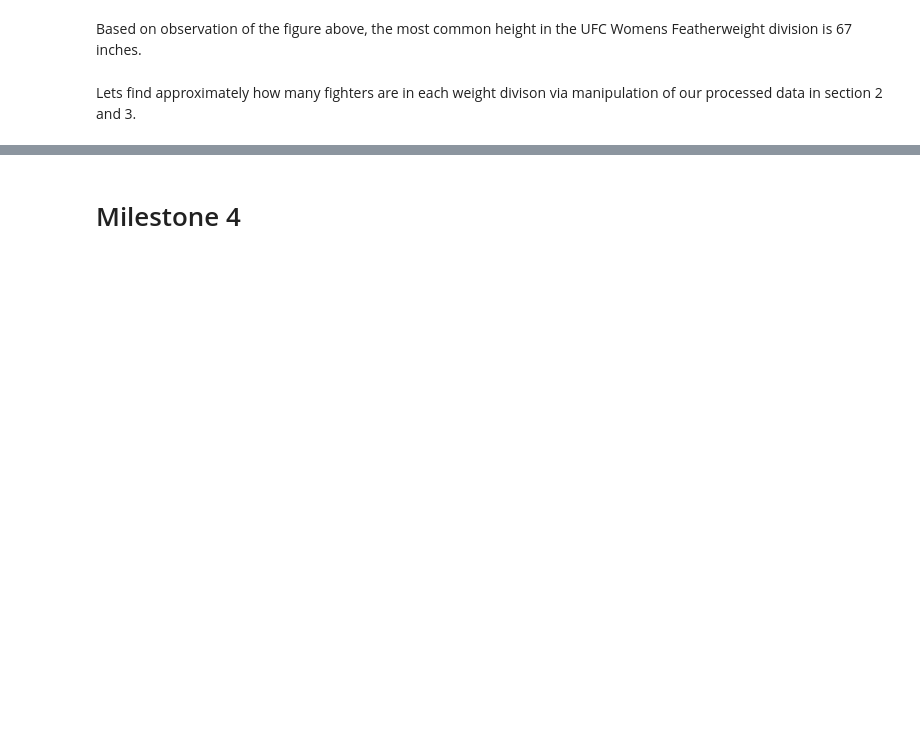
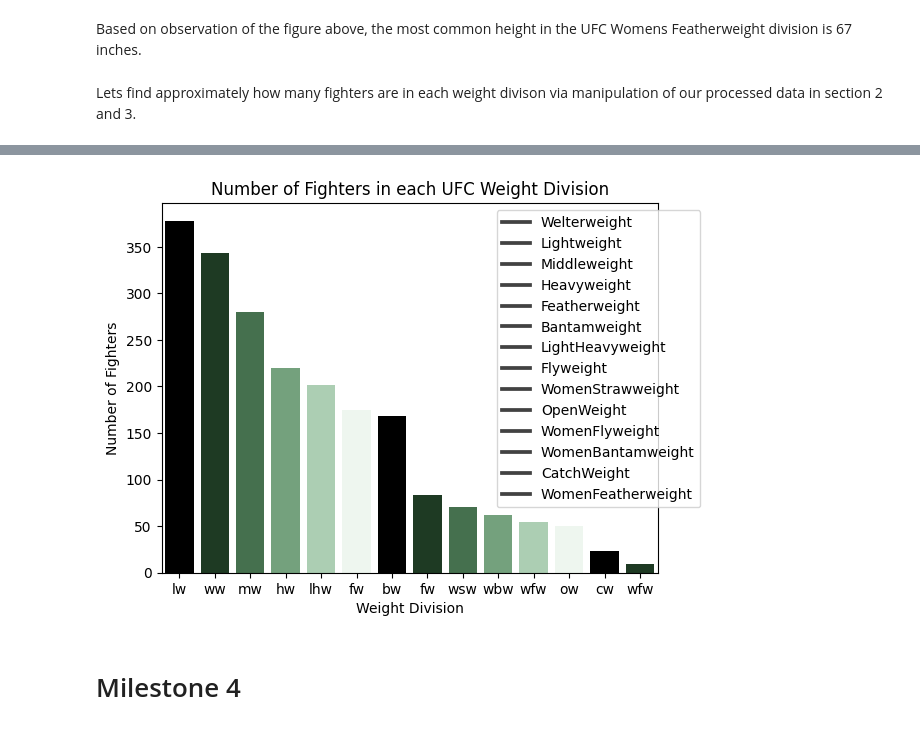
Before and after one commit to ubco-W2022T1-cosc301/project-group20, a Jupyter notebook: notebooks/analysis1.ipynb, the cells around one changed output, grey strips where cells are left out. Saved outputs shown, nothing was run; the diff lists cells and outputs as text; code cells hidden in the pictures; blank space fills up the shorter version.

```diff
--- a/notebooks/analysis1.ipynb
+++ b/notebooks/analysis1.ipynb
@@ -443,0 +406,15 @@ df_divison
+# %%
+# Copy the processed dataframe
+df_weightclass = df_processed.copy()
+# vertically stack the red and blue instances for the fighter column
+fighters = pd.concat([df_weightclass['r_fighter'],df_weightclass['b_fighter']],axis = 0)
+# duplicate the division column and vertically stack to match 'fighters' length
+division = pd.concat([df_weightclass['weight_class'],df_weightclass['weight_class']],axis = 0)
+# remove rows containing duplicate fighters
+df_division = pd.concat([fighters, division], axis = 1).drop_duplicates(subset = 0, keep = 'first')
+# count the number of fighters in each weight division
+x =  df_division.value_counts(subset='weight_class')
+# convert series type to dataframe and reformat
+df_division = pd.DataFrame(x).reset_index().rename(columns={'weight_class':'Division',0:'Fighters'})
+
+df_division
@@ -444,3 +437,21 @@ df_divison
+# %%
+palette = sns.cubehelix_palette(start=2, rot=0, dark=0, light=.95, reverse=True)
+
+ax = sns.barplot(data=df_division, x ='Division', y='Fighters', palette=palette)
+
+ax.set (
+    title = 'Number of Fighters in each UFC Weight Division',
+    xlabel = 'Weight Division',
+    ylabel = 'Number of Fighters',
+)
+
+ax.get_xticks()
+ax.set_xticklabels(['lw','ww','mw','hw','lhw','fw','bw','fw','wsw','wbw','wfw','ow','cw','wfw'])
+plt.legend(df_division['Division'], loc = 'upper right',bbox_to_anchor=(1.1, 1))
+
+plt.savefig('../images/div_fighters.png')
+# %% [output]
+[figure, added]
 # %% [markdown]
 # Milestone 4
 # %% [markdown]
```
Also changed, not shown: parts of 6 cells of this notebook, 5 other files.
